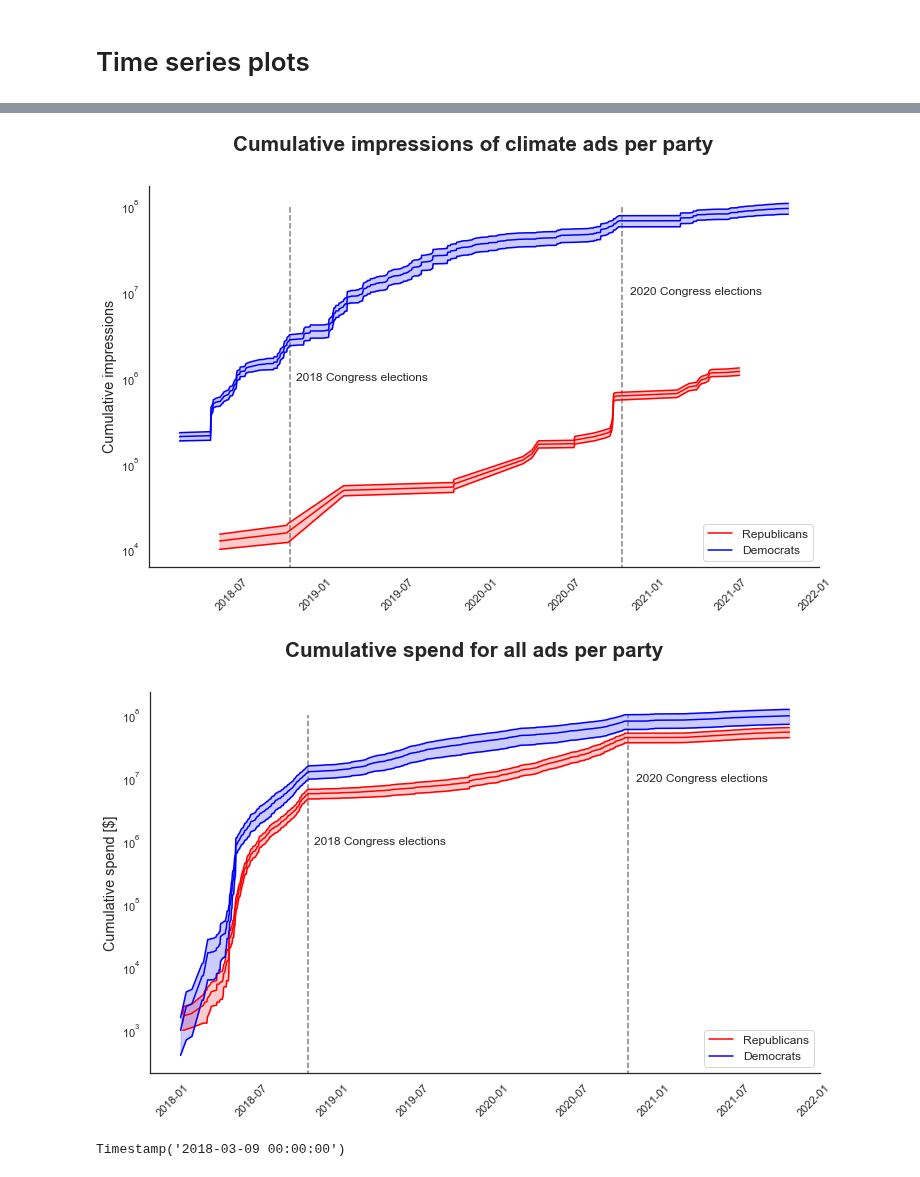
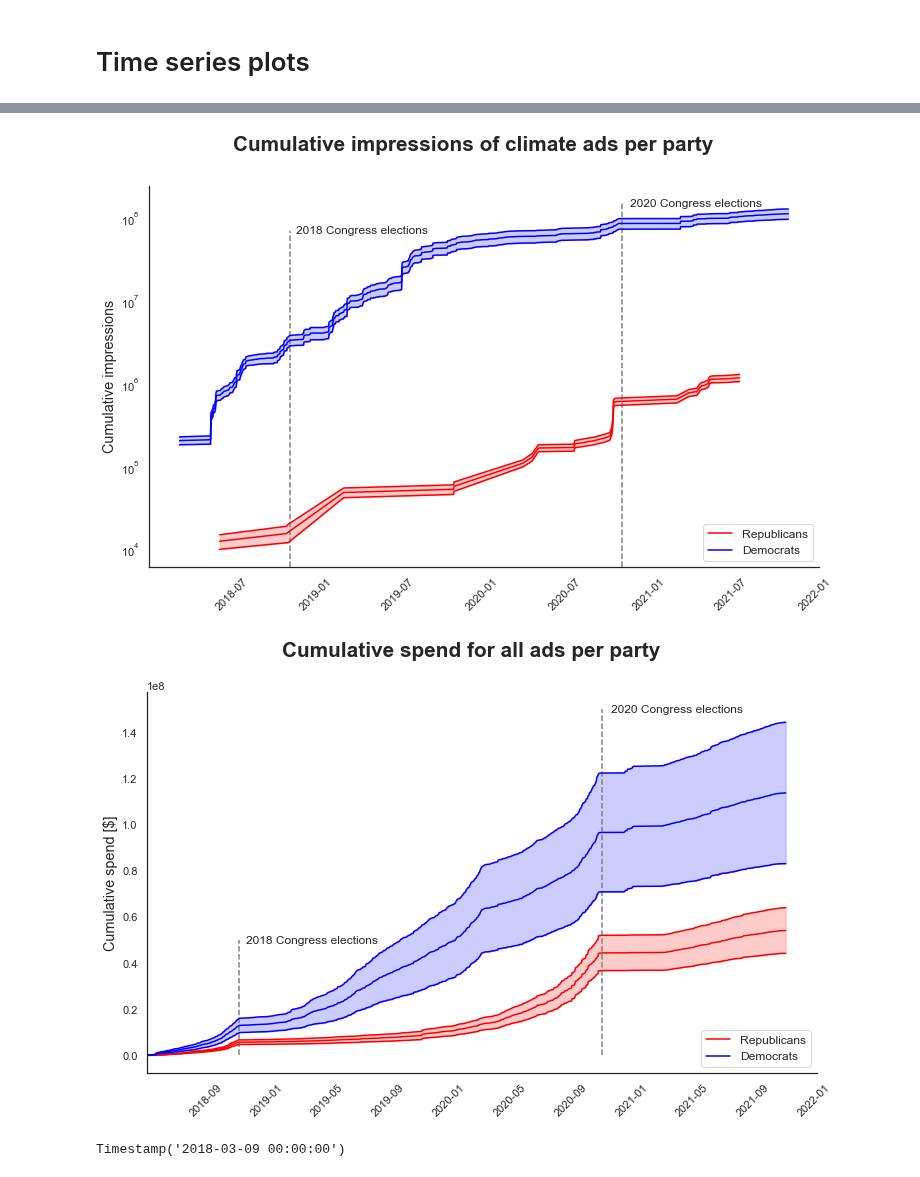
Before and after one commit to lrnz-asnprs/political-ad-api, a Jupyter notebook: notebooks/laurenz_visualizations.ipynb, the cells around one changed output, grey strips where cells are left out. Saved outputs shown, nothing was run; the diff lists cells and outputs as text; code cells hidden in the pictures.

```diff
--- a/notebooks/laurenz_visualizations.ipynb
+++ b/notebooks/laurenz_visualizations.ipynb
@@ -4,4 +4,4 @@ sys.path.append('../src')
 from political_ads.preprocessor import Preprocessor
 
 preprocess = Preprocessor()
-data = preprocess.file_to_df("..\\data\\all_politicians_aggregated.txt")
+data = preprocess.file_to_df("..\\data\\all_politicians_aggregated_final.txt")
@@ -243,11 +437,15 @@ page_all.head(1)
 # %%
 '''
-All advertisers top 10
+All advertisers SPEND top 10
 '''
 import matplotlib.ticker as tick
 import seaborn as sns
 import matplotlib.pyplot as plt
 import matplotlib.colors as mcolors
+
+plt.rcParams.update({'font.size': 30})
+
+page_all.sort_values(by="sum_spend_avg", ascending=False, inplace=True)
 
 # Plot the result
 sns.set_theme(style="white")
@@ -259,9 +457,9 @@ palette = {"Democrat":"tab:blue",
            "Independent":"tab:grey"}
 # Plot the scores
 # sns.set_color_codes("pastel")
-sns.barplot(x=page_all[:10]["sum_spend_hi"], y=page_all[:10]["page_name"],
+sns.barplot(x=page_all[:10]["sum_spend_avg"], y=page_all[:10]["page_name"],
              color="b", hue=page_all[:10]["party"], palette=palette, dodge=False)
-f.suptitle("Top advertisers by spend overall")
+f.suptitle("Top 10 advertisers by total spend")
 # Add a legend and informative axis label
 ax.legend(ncol=1, loc="lower right", frameon=True)
 
@@ -400,19 +638,19 @@ ax.legend(
 plt.xticks(rotation = 45) # Rotates X-Axis Ticks by 45-degrees
 
 # Add vertical lines
-plt.vlines(x=pd.Timestamp('2018-11-06 00:00:00'), ymin=0, ymax=100000000, color = 'grey', linestyles="dashed")
-text(pd.Timestamp('2018-11-20 00:00:00'), 1000000, "2018 Congress elections", rotation=360, verticalalignment='center')
+plt.vlines(x=pd.Timestamp('2018-11-06 00:00:00'), ymin=0, ymax=70000000, color = 'grey', linestyles="dashed")
+text(pd.Timestamp('2018-11-20 00:00:00'), 70000000, "2018 Congress elections", rotation=360, verticalalignment='center')
 
-plt.vlines(x=pd.Timestamp('2020-11-03 00:00:00'), ymin=0, ymax=100000000, color = 'grey', linestyles="dashed")
-text(pd.Timestamp('2020-11-20 00:00:00'), 10000000, "2020 Congress elections", rotation=360, verticalalignment='center')
+plt.vlines(x=pd.Timestamp('2020-11-03 00:00:00'), ymin=0, ymax=150000000, color = 'grey', linestyles="dashed")
+text(pd.Timestamp('2020-11-20 00:00:00'), 150000000, "2020 Congress elections", rotation=360, verticalalignment='center')
 
 plt.yscale("log")
 
 
 plt.show()
-fig.savefig("..\\plots\\climate_both_impressions.pdf")
+fig.savefig("..\\plots\\climate_both_impressions_inclBernie.pdf")
 # %% [output]
-[figure, old version]
+[figure, new version]
 # %%
 republicans_data = grouper.group_ads_by_party_by_day(data, "Republican")
 democrats_data = grouper.group_ads_by_party_by_day(data, "Democrat")
@@ -453,41 +691,42 @@ ax1.set_ylabel('Cumulative spend [$]', fontsize = 'large')
 ax1.spines['right'].set_visible(False)
 ax1.spines['top'].set_visible(False)
 ax1.fill_between(days, lower, upper, alpha=0.2, color="red")
 
 # Second plot
 df_2 = democrats_data
 days_2 = df_2.ad_creation_time
 lower_2 = df_2.sum_spend_lo.cumsum()
 average_2 = df_2.avg_spend.cumsum()
 upper_2 = df_2.sum_spend_hi.cumsum()
 
 ax1.plot(days_2, upper_2, label = 'Democrats', color="blue")
 ax1.plot(days_2, average_2, color="blue")
 ax1.plot(days_2, lower_2,color="blue")
 ax1.fill_between(days_2, lower_2, upper_2, alpha=0.2, color="blue")
 
 ax1.legend(
                 loc = 'lower right',
                 frameon = True,
                 fontsize = 'medium')
 
 plt.xticks(rotation = 45) # Rotates X-ax1is Ticks by 45-degrees
 
-# ax.yaxis.set_major_formatter(tick.FuncFormatter(reformat_large_tick_values))
+ax1.yaxis.set_major_formatter(tick.FuncFormatter(reformat_large_tick_values))
 
 #Add vertical lines
-plt.vlines(x=pd.Timestamp('2018-11-06 00:00:00'), ymin=0, ymax=100000000, color = 'grey', linestyles="dashed")
-text(pd.Timestamp('2018-11-20 00:00:00'), 1000000, "2018 Congress elections", rotation=360, verticalalignment='center')
+plt.vlines(x=pd.Timestamp('2018-11-06 00:00:00'), ymin=0, ymax=50000000, color = 'grey', linestyles="dashed")
+text(pd.Timestamp('2018-11-20 00:00:00'), 50000000, "2018 Congress elections", rotation=360, verticalalignment='center')
 
-plt.vlines(x=pd.Timestamp('2020-11-03 00:00:00'), ymin=0, ymax=100000000, color = 'grey', linestyles="dashed")
-text(pd.Timestamp('2020-11-20 00:00:00'), 10000000, "2020 Congress elections", rotation=360, verticalalignment='center')
+plt.vlines(x=pd.Timestamp('2020-11-03 00:00:00'), ymin=0, ymax=150000000, color = 'grey', linestyles="dashed")
+text(pd.Timestamp('2020-11-20 00:00:00'), 150000000, "2020 Congress elections", rotation=360, verticalalignment='center')
 
+ax1.set_xlim([pd.Timestamp('2018-05-06 00:00:00'), pd.Timestamp('2022-01-06 00:00:00')])
 
-plt.yscale("log")
+plt.yscale("linear")
 plt.show()
-fig.savefig("..\\plots\\OVERALL_both_spend.pdf")
+fig.savefig("..\\plots\\OVERALL_both_spend_inclBernie.pdf")
 # %% [output]
-[figure, old version]
+[figure, new version]
 # %%
 republicans_data.sort_values(by="ad_creation_time", ascending=True)
 democrats_data.sort_values(by="ad_creation_time", ascending=True)
```
Also changed, not shown: parts of 22 cells of this notebook, 14 other files.
